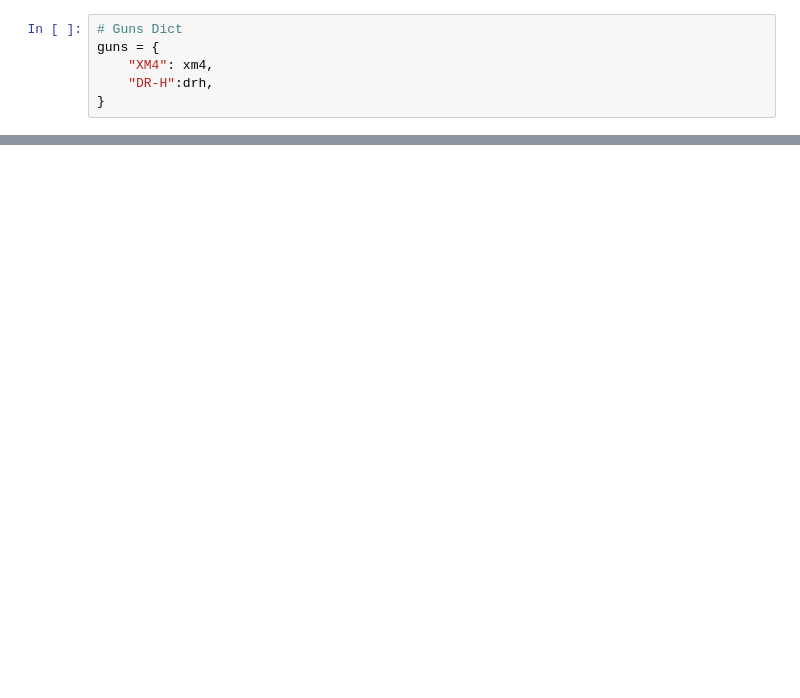
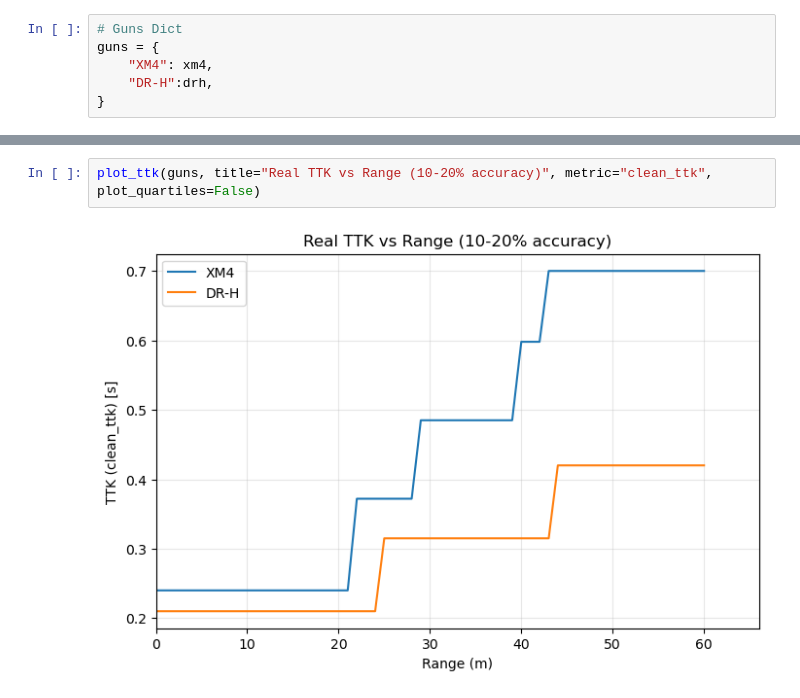
Before and after one commit to anshxl/codm-analytics, a Jupyter notebook: Notebooks/ttk_optimized.ipynb, the cells around one changed output, grey strips where cells are left out. Cells and saved outputs as stored; diff of their text form; blank space fills up the shorter version.

```diff
--- a/Notebooks/ttk_optimized.ipynb
+++ b/Notebooks/ttk_optimized.ipynb
@@ -231,0 +259,4 @@ plot_ttk(guns, title="Real TTK vs Range (10-20% accuracy)", metric="median")
+# %%
+plot_ttk(guns, title="Real TTK vs Range (10-20% accuracy)", metric="clean_ttk", plot_quartiles=False)
+# %% [output]
+[figure, added]
```
Also changed, not shown: parts of 5 cells of this notebook, 35 other files.
